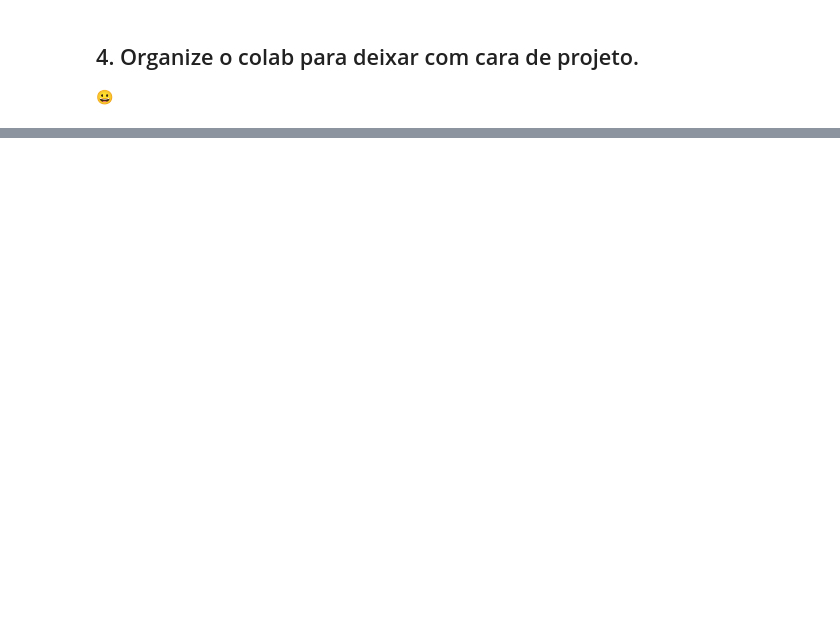
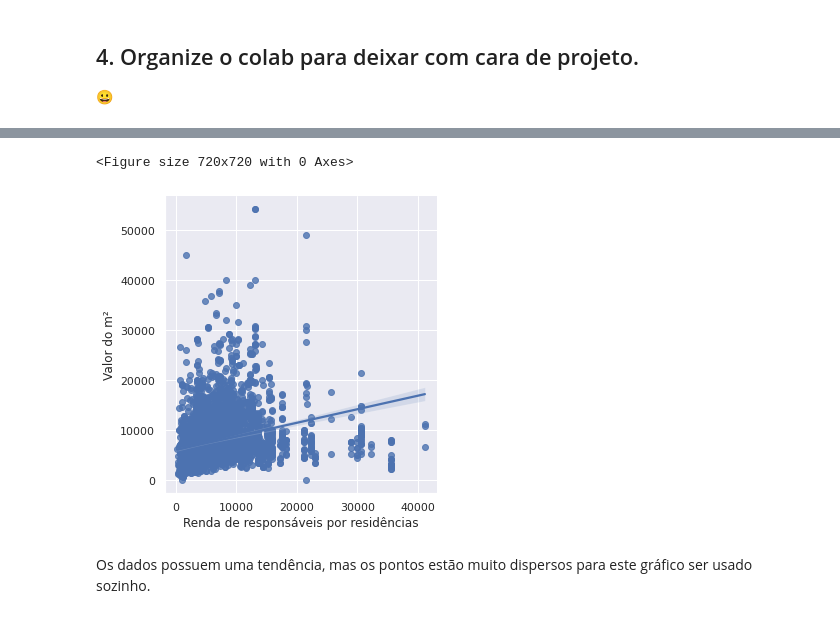
Before and after one commit to Tathy/Pesquisa-Imoveis-SP, a Jupyter notebook: Pesquisa_de_imóveis_em_São_Paulo_Imersão_Dados_Alura.ipynb, the cells around one changed output, grey strips where cells are left out. Saved outputs shown, nothing was run; the diff lists cells and outputs as text; code cells hidden in the pictures; blank space fills up the shorter version.

```diff
--- a/Pesquisa_de_imóveis_em_São_Paulo_Imersão_Dados_Alura.ipynb
+++ b/Pesquisa_de_imóveis_em_São_Paulo_Imersão_Dados_Alura.ipynb
@@ -1066,0 +1409,11 @@ ax6 = sns.lmplot(data = dados_vendas_filtrado[filtro_busca].query("Bairro in @to
+# %%
+plt.figure(figsize = (10,10))
+ax = sns.lmplot(data = dados_vendas_censo, x = "V005", y = "Valor_m2")
+plt.ylabel("Valor do m²")
+plt.xlabel("Renda de responsáveis por residências")
+plt.show()
+# %% [output]
+<Figure size 720x720 with 0 Axes>
+[figure, added]
+# %% [markdown]
+Os dados possuem uma tendência, mas os pontos estão muito dispersos para este gráfico ser usado sozinho.
```
Also changed, not shown: parts of 53 cells of this notebook, 1 other file.
